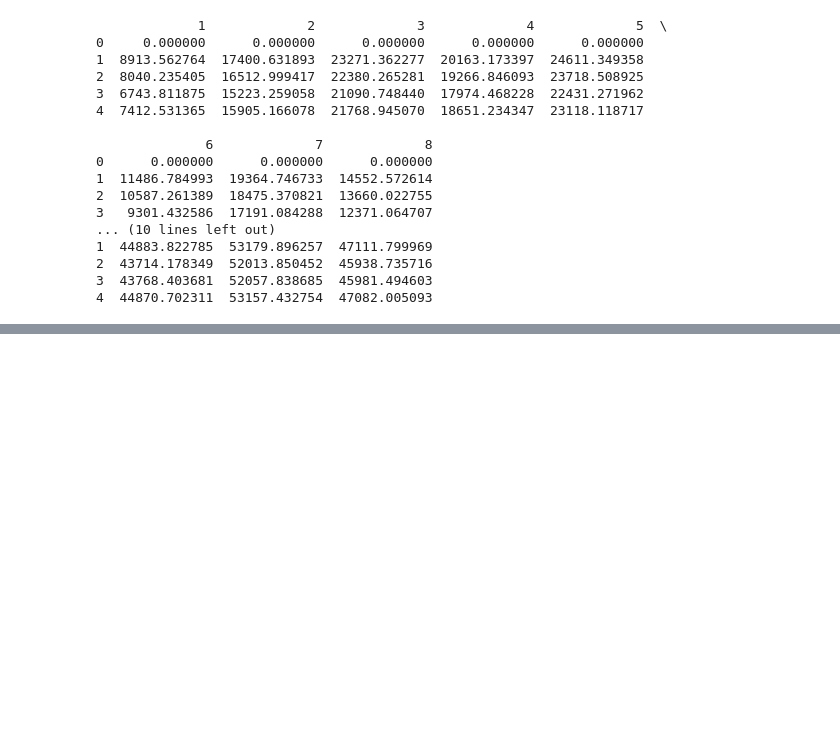
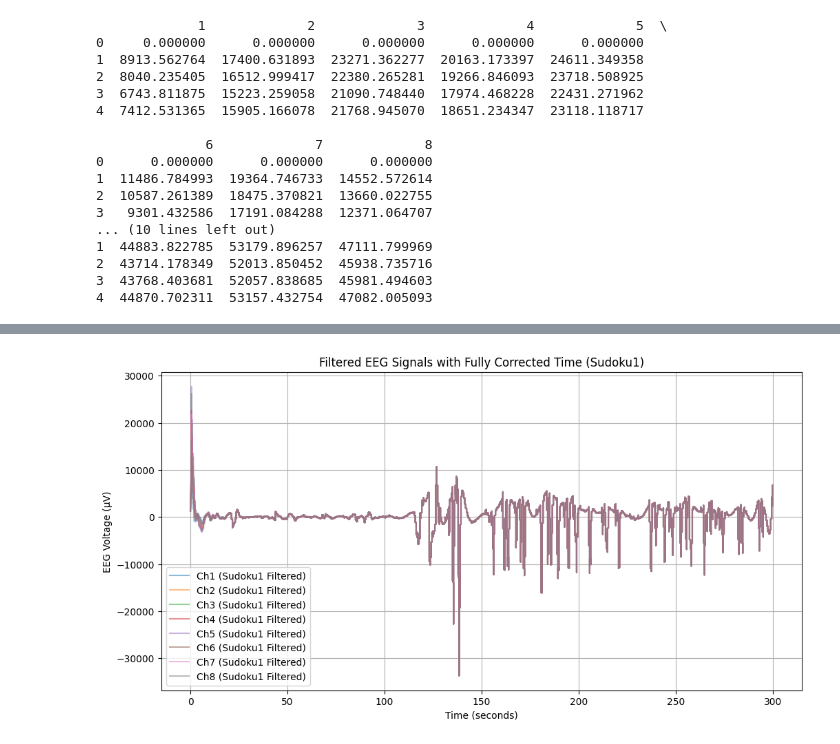
Before and after one commit to kumarmegha/Project-COGS-189, a Jupyter notebook: Data Analysis.ipynb, the cells around one changed output, grey strips where cells are left out. Saved outputs shown, nothing was run; the diff lists cells and outputs as text; code cells hidden in the pictures; blank space fills up the shorter version.

```diff
--- a/Data Analysis.ipynb
+++ b/Data Analysis.ipynb
@@ -36,0 +56,11 @@ print(sudoku2_eeg.head())
+# %%
+# Bandpass filter function
+def bandpass_filter(data, lowcut=0.1, highcut=30, fs=250, order=4):
+    nyquist = 0.5 * fs
+    low = lowcut / nyquist
+    high = highcut / nyquist
+    b, a = butter(order, [low, high], btype='band')
+    return filtfilt(b, a, data, axis=0)
+
+sudoku1_filtered = bandpass_filter(sudoku1_trimmed.iloc[:, eeg_channels], lowcut=0.1, highcut=30, fs=250)
+sudoku2_filtered = bandpass_filter(sudoku2_trimmed.iloc[:, eeg_channels], lowcut=0.1, highcut=30, fs=250)
@@ -50 +94,14 @@ plt.show()
+# %%
+# Filtered EEG signals for sudoku1
+plt.figure(figsize=(12, 6))
+for i in range(8):
+    plt.plot(sudoku1_time_trimmed, sudoku1_filtered[:, i], label=f"Ch{i+1} (Sudoku1 Filtered)", alpha=0.5)
+plt.xlabel("Time (seconds)")
+plt.ylabel("EEG Voltage (µV)")
+plt.title("Filtered EEG Signals with Fully Corrected Time (Sudoku1)")
+plt.legend()
+plt.grid()
+plt.show()
+# %% [output]
+[figure, added]
 # %%
```
Also changed, not shown: parts of 11 cells of this notebook.
